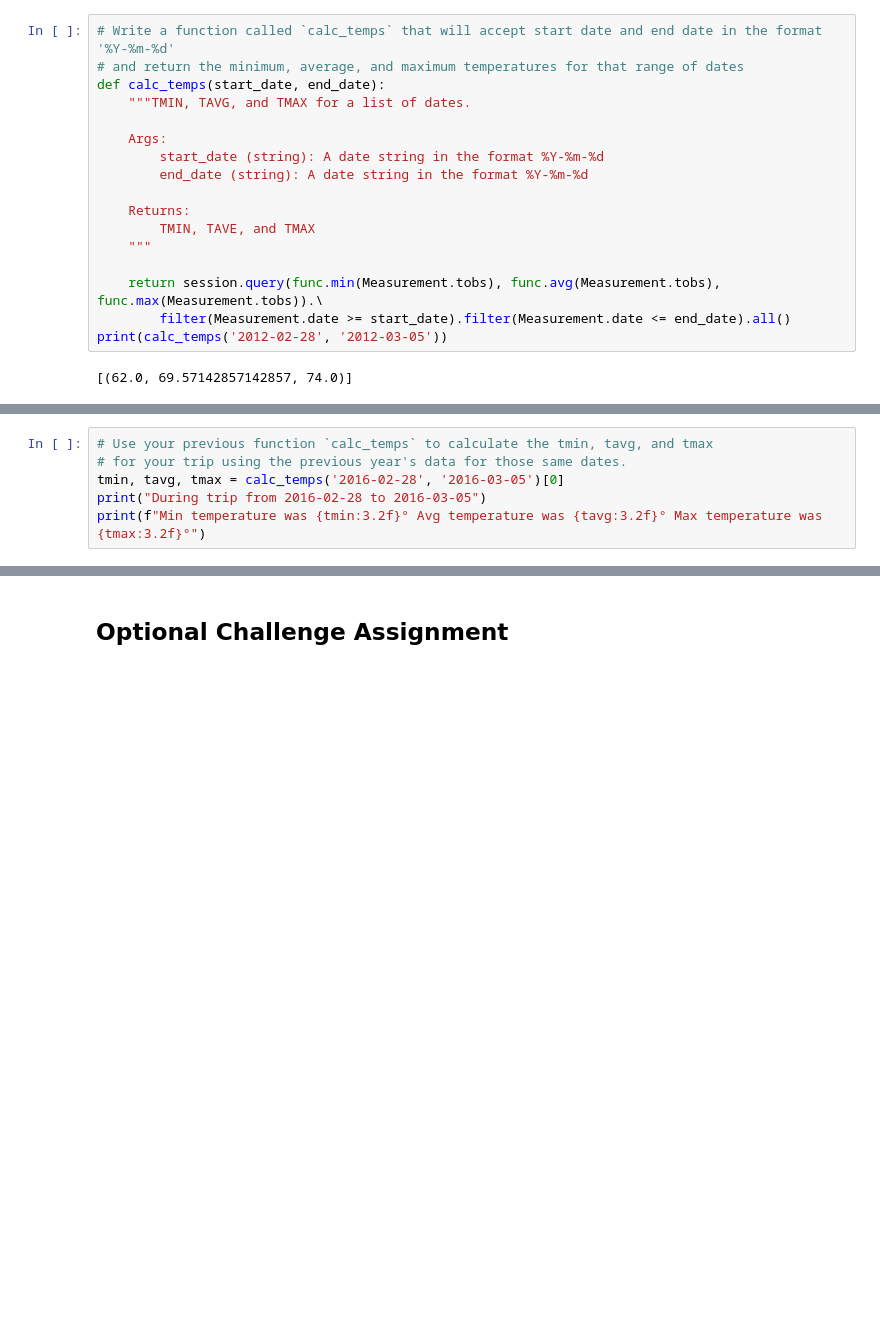
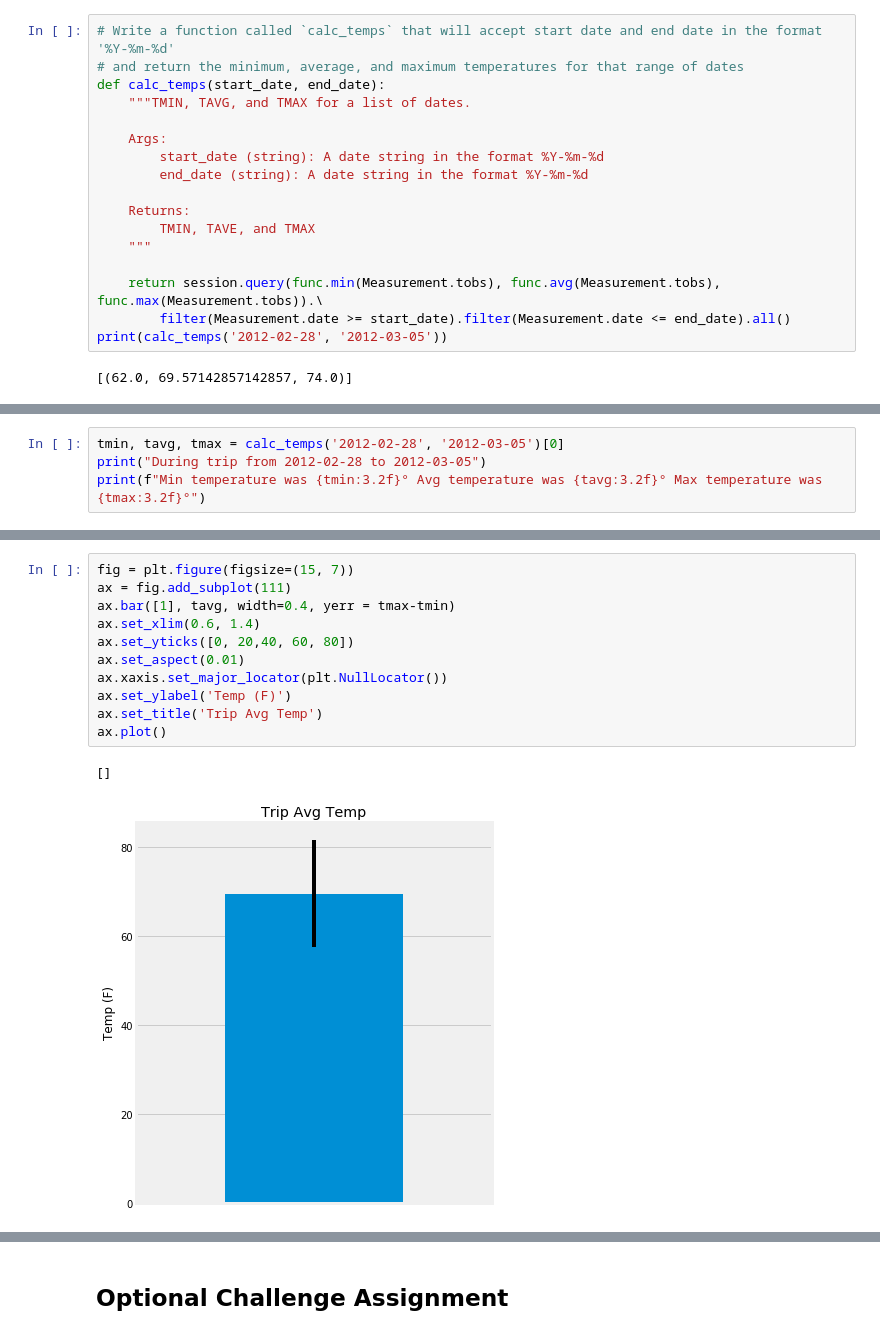
Before and after one commit to MadhukaraBS/BootCamp, a Jupyter notebook: 09-Adv-Data-Storage-Retrieval/climate.ipynb, the cells around one changed output, grey strips where cells are left out. Drawn from its saved outputs; the diff is of its cells as text; blank space fills up the shorter version.

```diff
--- a/09-Adv-Data-Storage-Retrieval/climate.ipynb
+++ b/09-Adv-Data-Storage-Retrieval/climate.ipynb
@@ -285,7 +305,5 @@ print(calc_temps('2012-02-28', '2012-03-05'))
 # %%
-# Use your previous function `calc_temps` to calculate the tmin, tavg, and tmax
-# for your trip using the previous year's data for those same dates.
-tmin, tavg, tmax = calc_temps('2016-02-28', '2016-03-05')[0]
-print("During trip from 2016-02-28 to 2016-03-05")
+tmin, tavg, tmax = calc_temps('2012-02-28', '2012-03-05')[0]
+print("During trip from 2012-02-28 to 2012-03-05")
 print(f"Min temperature was {tmin:3.2f}° Avg temperature was {tavg:3.2f}° Max temperature was {tmax:3.2f}°")
 # %% [output]
@@ -307,0 +320,14 @@ plt.show()
+# %%
+fig = plt.figure(figsize=(15, 7))
+ax = fig.add_subplot(111)
+ax.bar([1], tavg, width=0.4, yerr = tmax-tmin)
+ax.set_xlim(0.6, 1.4)
+ax.set_yticks([0, 20,40, 60, 80])
+ax.set_aspect(0.01)
+ax.xaxis.set_major_locator(plt.NullLocator())
+ax.set_ylabel('Temp (F)')
+ax.set_title('Trip Avg Temp')
+ax.plot()
+# %% [output]
+[]
+[figure, added]
```
Also changed, not shown: parts of 26 cells of this notebook.
